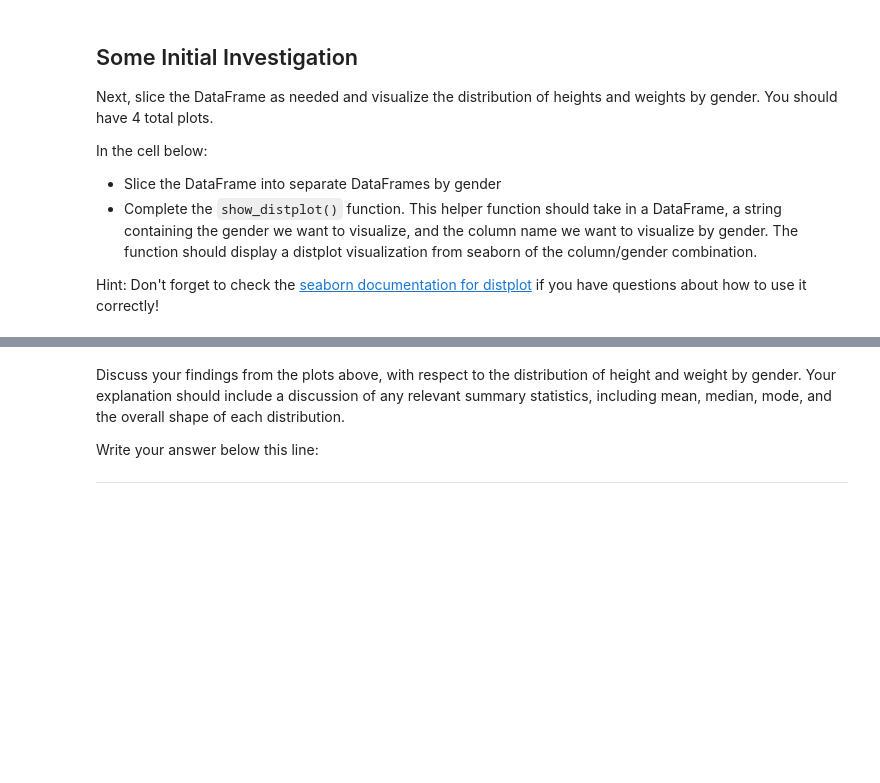
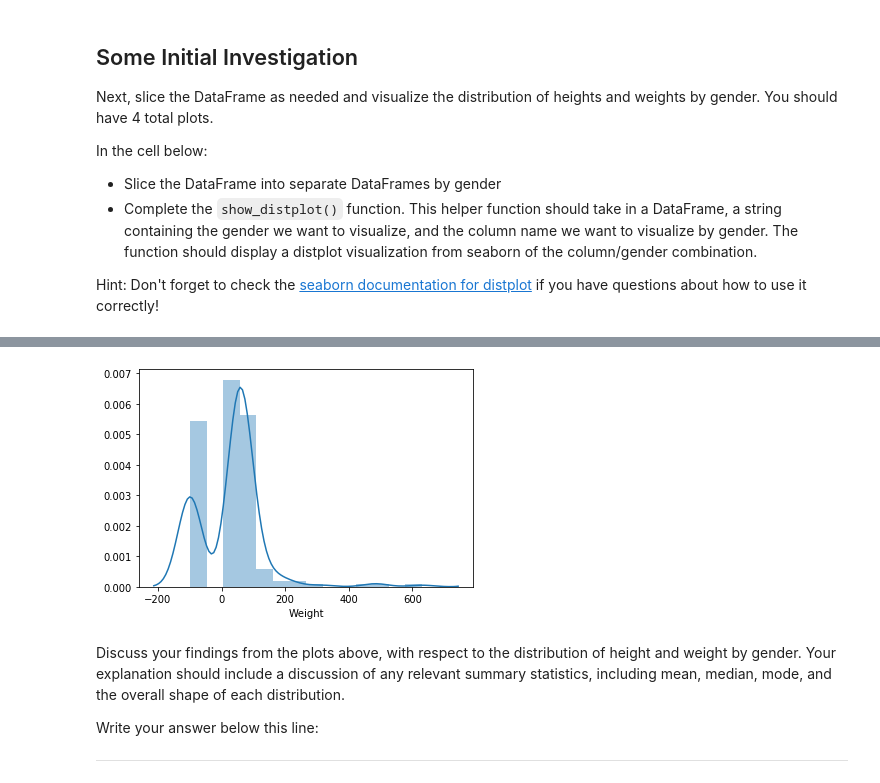
Before and after one commit to poariston/dsc-data-cleaning-project-online-ds-pt-120919, a Jupyter notebook: index_William-Pierre.ipynb, the cells around one changed output, grey strips where cells are left out. Saved outputs shown, nothing was run; the diff lists cells and outputs as text; code cells hidden in the pictures; blank space fills up the shorter version.

```diff
--- a/index_William-Pierre.ipynb
+++ b/index_William-Pierre.ipynb
@@ -389,6 +843,9 @@ def show_distplot(dataframe, gender, column_name):
 # Female Height
 # %%
 # Female Weight
+show_distplot('Female','Weight')
+# %% [output]
+[figure, added]
 # %% [markdown]
 Discuss your findings from the plots above, with respect to the distribution of height and weight by gender.  Your explanation should include a discussion of any relevant summary statistics, including mean, median, mode, and the overall shape of each distribution.
 
```
Also changed, not shown: parts of 50 cells of this notebook.
